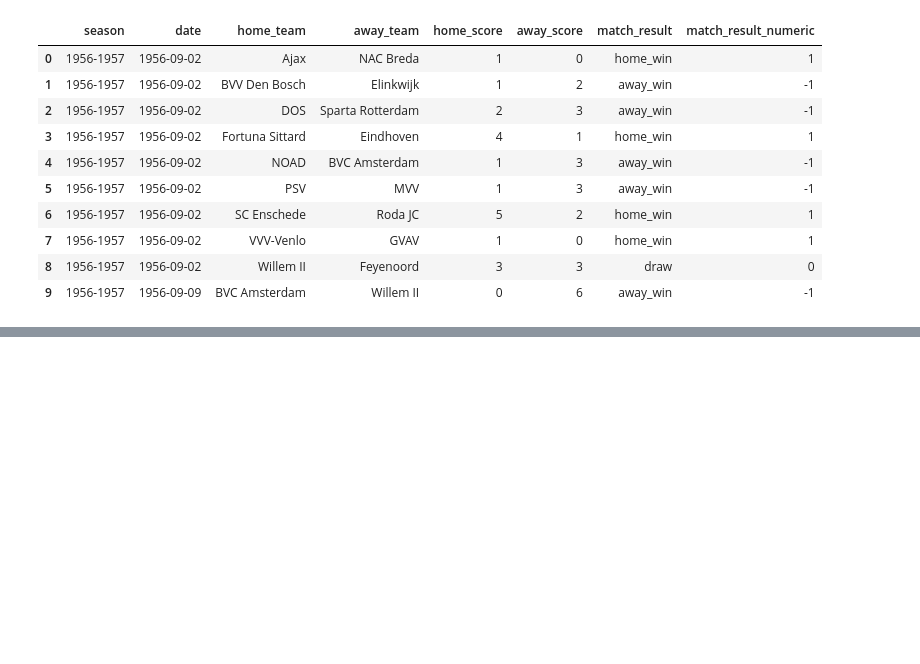
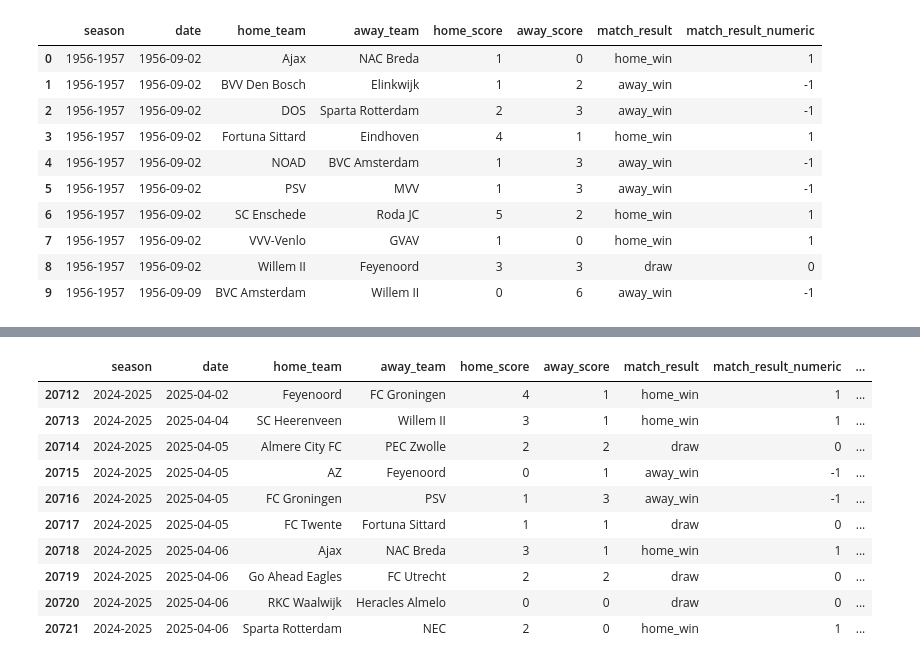
Before and after one commit to MilanKok98/eredivisie-match-prediction, a Jupyter notebook: Notebooks/3. feature_engineering.ipynb, the cells around one changed output, grey strips where cells are left out. Saved outputs shown, nothing was run; the diff lists cells and outputs as text; code cells hidden in the pictures; blank space fills up the shorter version.

```diff
--- a/Notebooks/3. feature_engineering.ipynb
+++ b/Notebooks/3. feature_engineering.ipynb
@@ -219,0 +576,17 @@ plt.show()
+# %%
+# Calculate the form score
+df_eredivisie_results = create_form_score(df_eredivisie_results)
+
+df_eredivisie_results.tail(10)
+# %% [output]
+|  | season | date | home_team | away_team | home_score | away_score | match_result | match_result_numeric | ... |
+| 20712 | 2024-2025 | 2025-04-02 | Feyenoord | FC Groningen | 4 | 1 | home_win | 1 | ... |
+| 20713 | 2024-2025 | 2025-04-04 | SC Heerenveen | Willem II | 3 | 1 | home_win | 1 | ... |
+| 20714 | 2024-2025 | 2025-04-05 | Almere City FC | PEC Zwolle | 2 | 2 | draw | 0 | ... |
+| 20715 | 2024-2025 | 2025-04-05 | AZ | Feyenoord | 0 | 1 | away_win | -1 | ... |
+| 20716 | 2024-2025 | 2025-04-05 | FC Groningen | PSV | 1 | 3 | away_win | -1 | ... |
+| 20717 | 2024-2025 | 2025-04-05 | FC Twente | Fortuna Sittard | 1 | 1 | draw | 0 | ... |
+| 20718 | 2024-2025 | 2025-04-06 | Ajax | NAC Breda | 3 | 1 | home_win | 1 | ... |
+| 20719 | 2024-2025 | 2025-04-06 | Go Ahead Eagles | FC Utrecht | 2 | 2 | draw | 0 | ... |
+| 20720 | 2024-2025 | 2025-04-06 | RKC Waalwijk | Heracles Almelo | 0 | 0 | draw | 0 | ... |
+| 20721 | 2024-2025 | 2025-04-06 | Sparta Rotterdam | NEC | 2 | 0 | home_win | 1 | ... |
```
Also changed, not shown: parts of 18 cells of this notebook, 11 other files.
